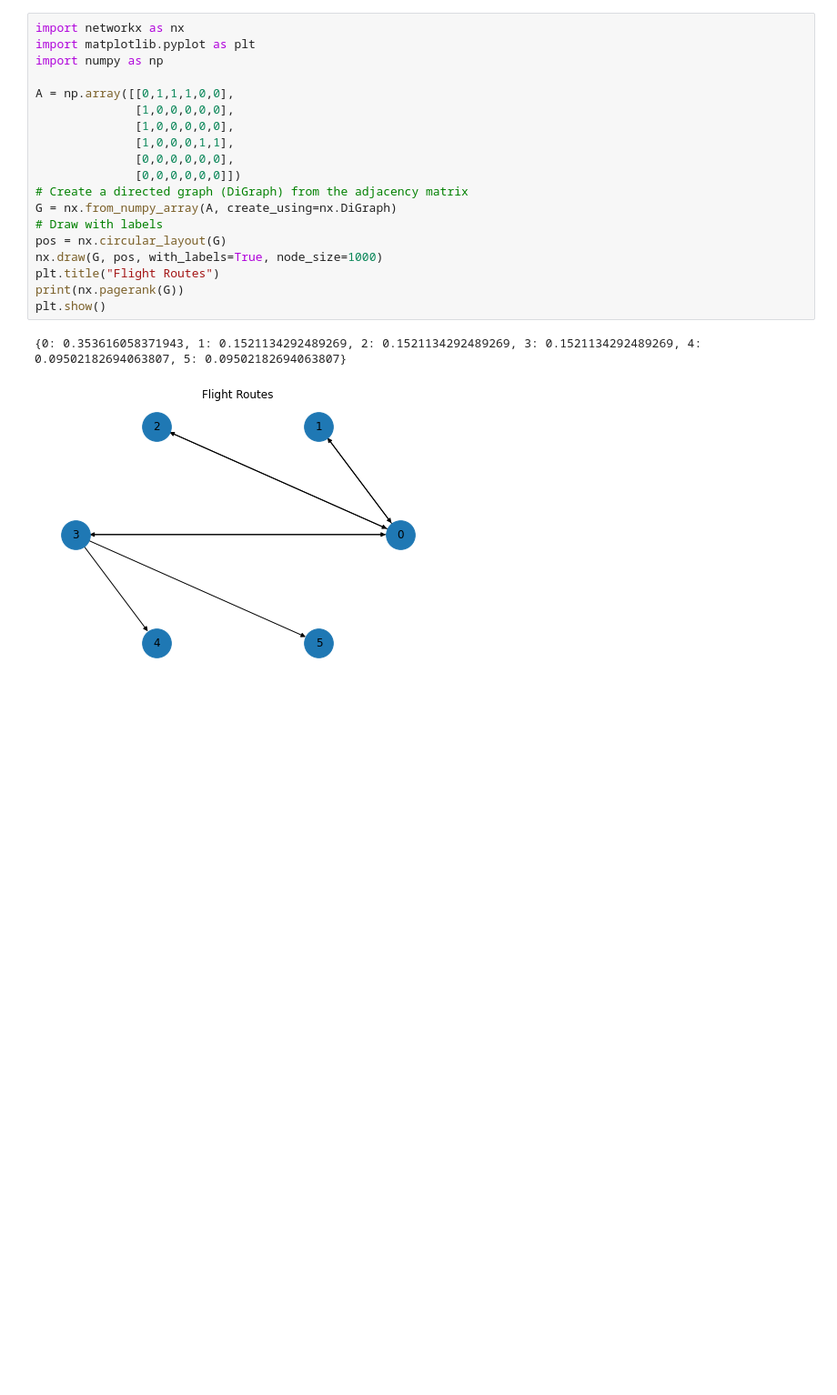
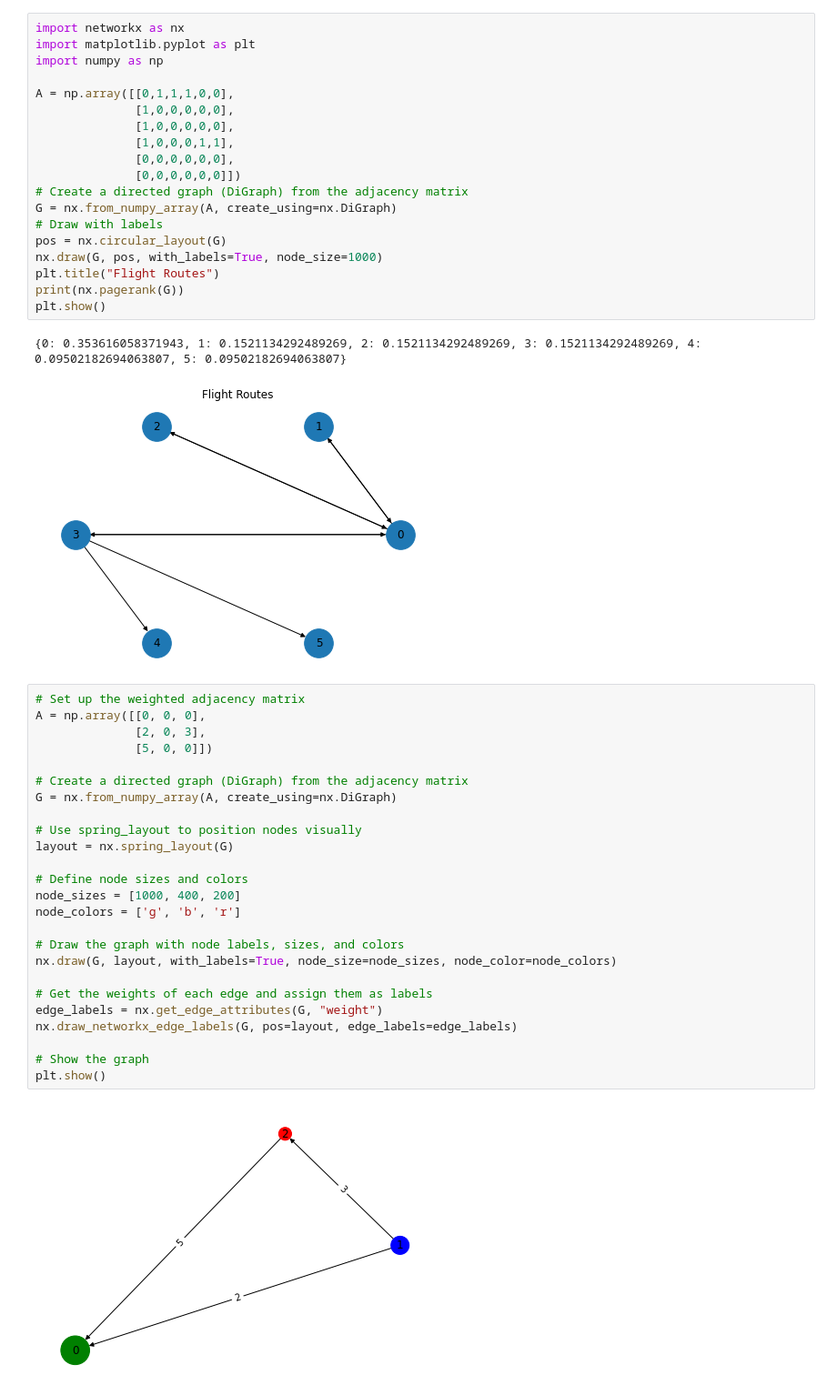
Before and after one commit to drobinau/Introduction-to-Algorithmics, a Jupyter notebook: Intro Algo Week 8_Graph ADT.ipynb, the cells around one changed output. Shown at 91% size. Drawn from its saved outputs; the diff is of its cells as text; blank space fills up the shorter version.

```diff
--- a/Intro Algo Week 8_Graph ADT.ipynb
+++ b/Intro Algo Week 8_Graph ADT.ipynb
@@ -104,3 +104,30 @@ plt.show()
 # %% [output]
 {0: 0.353616058371943, 1: 0.1521134292489269, 2: 0.1521134292489269, 3: 0.1521134292489269, 4: 0.09502182694063807, 5: 0.09502182694063807}
 [figure]
+# %%
+# Set up the weighted adjacency matrix
+A = np.array([[0, 0, 0],
+              [2, 0, 3],
+              [5, 0, 0]])
+
+# Create a directed graph (DiGraph) from the adjacency matrix
+G = nx.from_numpy_array(A, create_using=nx.DiGraph)
+
+# Use spring_layout to position nodes visually
+layout = nx.spring_layout(G)
+
+# Define node sizes and colors
+node_sizes = [1000, 400, 200]
+node_colors = ['g', 'b', 'r']
+
+# Draw the graph with node labels, sizes, and colors
+nx.draw(G, layout, with_labels=True, node_size=node_sizes, node_color=node_colors)
+
+# Get the weights of each edge and assign them as labels
+edge_labels = nx.get_edge_attributes(G, "weight")
+nx.draw_networkx_edge_labels(G, pos=layout, edge_labels=edge_labels)
+
+# Show the graph
+plt.show()
+# %% [output]
+[figure, added]
```
Also changed, not shown: parts of 2 cells of this notebook.
